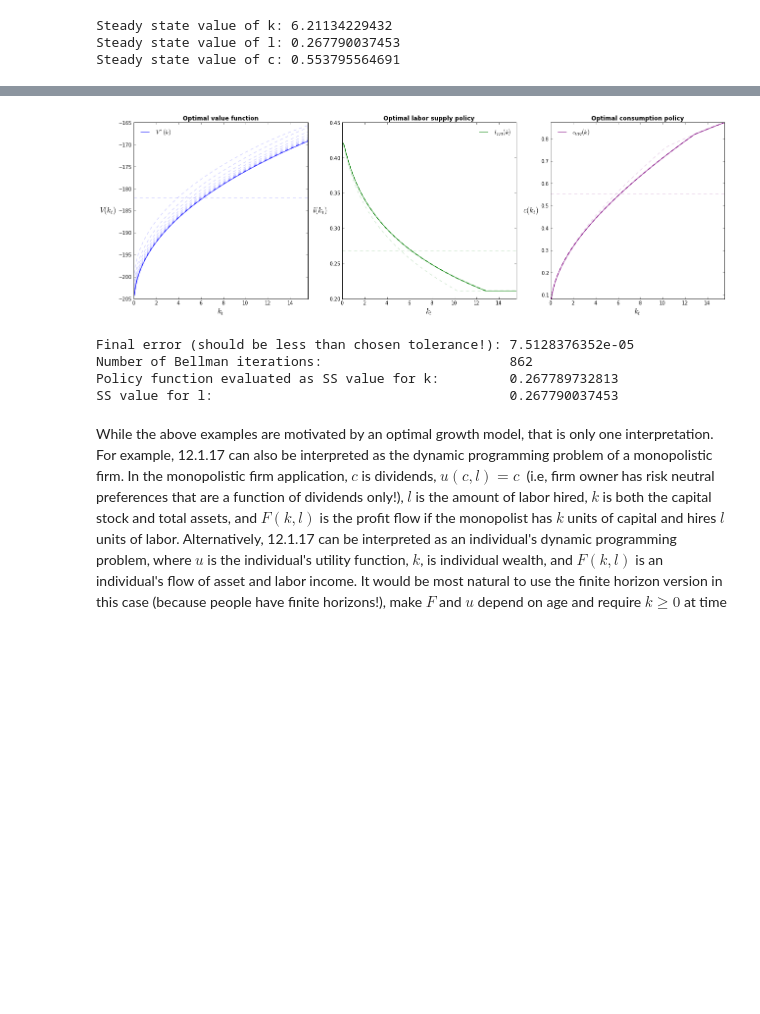
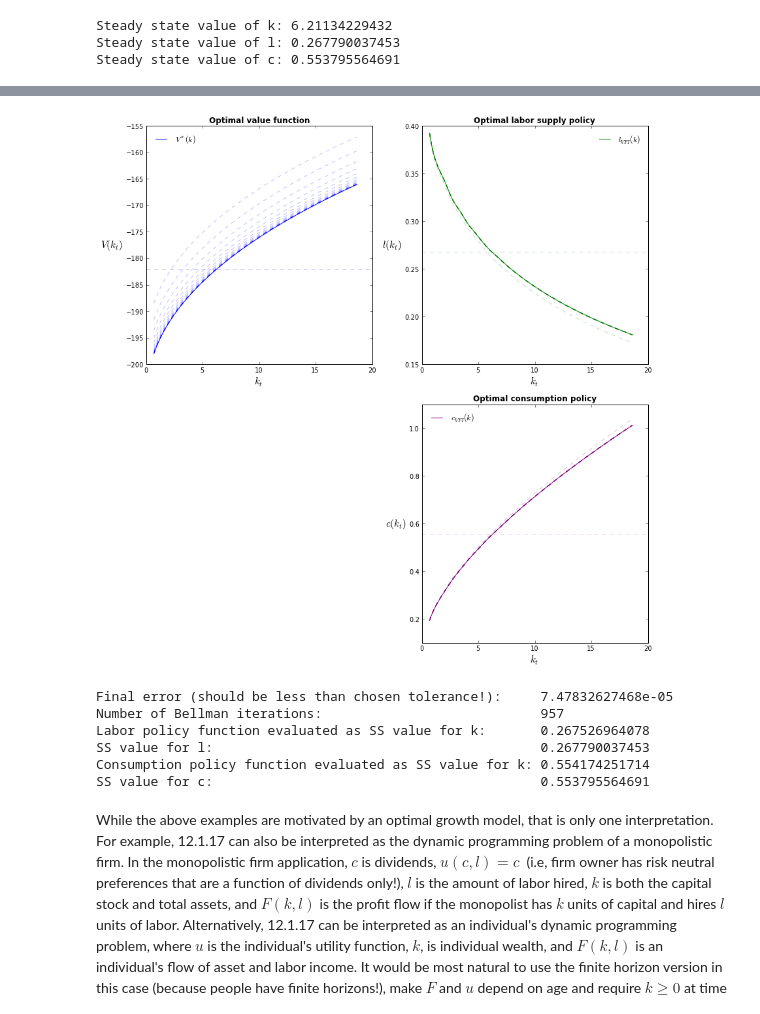
Before and after one commit to ChristopherShort/computational-econ-labs, a Jupyter notebook: Dynamic-Programming-Lab/Numerical Dynamic Programming.ipynb, the cells around one changed output, grey strips where cells are left out. Drawn from its saved outputs; the diff is of its cells as text; code cells hidden in the pictures; blank space fills up the shorter version.

```diff
--- a/Dynamic-Programming-Lab/Numerical Dynamic Programming.ipynb
+++ b/Dynamic-Programming-Lab/Numerical Dynamic Programming.ipynb
@@ -248,7 +892,7 @@ discount = beta * (1 + g)**(1 - theta) * (1 + n)
 # %%
 # grid of capital per effective worker (i.e., state variable!)
 N = 250
-kBar = 2 * k_star()
+kBar = (1 / ((1 + g) * (1 + n) - (1 - delta)))**(1 / (1 - alpha))
 grid = np.linspace(kBar / N, kBar, N)
 # %%
 # Value function iteration algorithm
@@ -257,11 +901,9 @@ def initial_valueFunction(state):
     substantial amount of computational time!
 
     """
-    #return u(0, state)
     return u(0, c_star()) / (1 - discount)
 
 current_valueFunction  = initial_valueFunction
-current_policyFunction = lambda c: c_star()
 error = 1
 num_iter = 0
 
@@ -292,7 +934,7 @@ ax2.set_ylabel('$c(k_t)$', fontsize=15, rotation='horizontal')
 ax2.set_title('Optimal consumption policy', weight='bold')
 
 while True:
-    next_valueFunction, next_policyFunction = deterministicBellman(current_valueFunction, method='cubic')
+    next_valueFunction, next_policyFunction = deterministicBellman(capital, current_valueFunction, method='cubic')
     error = np.max(np.abs(current_valueFunction(grid) - next_valueFunction(grid)))
     num_iter += 1
     if error < tol:
@@ -303,16 +945,16 @@ while True:
         break
     else:
         current_valueFunction, current_policyFunction = next_valueFunction, next_policyFunction
-        if num_iter % 50 == 0:
+        if num_iter % 5 == 0:
             print "After", num_iter, "iterations, the current error is", error
             ax1.plot(plot_grid, current_valueFunction(plot_grid), 'b--', alpha=0.25)
             ax2.plot(plot_grid, current_policyFunction(plot_grid), 'g--', alpha=0.25)
-
+            break
 # add legends
 ax1.legend(loc='best', frameon=False)
 ax2.legend(loc='best', frameon=False)
 
 fig.tight_layout()
-plt.savefig('Graphics/Ramsey-value-policy-iterates.png')
+#plt.savefig('Graphics/Deterministic-Ramsey/Optimal-value-and-policy-iterates-for-k-c.png')
 plt.show()
 # %% [output]
@@ -367,0 +1025,5 @@ plt.show()
+# %%
+# grid of capital per effective worker (i.e., state variable!)
+N = 250
+yBar = kBar**alpha
+grid = np.linspace(yBar / N, yBar, N)
@@ -472,14 +1241,14 @@ Steady state value of c: 0.553795564691
 # %%
 # grid of capital per effective worker (i.e., state variable!)
 N = 250
-kBar = 2.5 * k_star
-#grid = np.logspace(np.log(kBar / N), np.log(kBar), N, base=np.exp(1))
+kBar = (1 / ((1 + g) * (1 + n) - (1 - delta)))**(1 / (1 - alpha))
 grid = np.linspace(kBar / N, kBar, N)
 
 def gamma(k):
     """Bounds on the feasible choice of labor supply."""
-    lower = (1 - alpha) / (b + (1 - alpha))
-    upper = 0.5
+    #lower = (1 - alpha) / (b + (1 - alpha))
+    lower = 0.0
+    upper = 1.0
     return (lower, upper)
 # %%
 # Value function iteration algorithm
@@ -488,11 +1257,9 @@ def initial_valueFunction(state):
     substantial amount of computational time!
 
     """
-    #return u(0, state)
     return u(k_star, l_star) / (1 - discount)
 
 current_valueFunction  = initial_valueFunction
-current_policyFunction = lambda l: l_star
 error = 1
 num_iter = 0
 
@@ -500,40 +1267,36 @@ num_iter = 0
 tol = 0.01 * (1 - discount)
 
 # create a new figure instance (we are going to plot value and policy iterates as we go!)
-fig = plt.figure(figsize=(18,6))
+fig = plt.figure(figsize=(12, 12))
 
 # grid for plotting (different from state variable grid)
-plot_grid = np.linspace(0, kBar, 1000)
+plot_grid = np.linspace(0, 3 * k_star, 1000)
 
 # create two subplots, one for value function and one for policy function
-ax1 = fig.add_subplot(131)
+ax1 = fig.add_subplot(221)
 ax1.axhline(u(k_star, l_star) / (1 - discount), 0, kBar, color='b',
             linestyle='dashed', alpha=0.25)
-ax1.set_xlim(0, kBar)
 ax1.set_xlabel('$k_t$', fontsize=15)
 ax1.set_ylabel('$V(k_t)$', fontsize=15, rotation='horizontal')
 ax1.set_title('Optimal value function', weight='bold')
 
-ax2 = fig.add_subplot(132)
+ax2 = fig.add_subplot(222)
 ax2.axhline(l_star, 0, kBar, color='g', linestyle='dashed',
             alpha=0.25)
-ax2.set_xlim(0, kBar)
 ax2.set_xlabel('$k_t$', fontsize=15)
 ax2.set_ylabel('$l(k_t)$', fontsize=15, rotation='horizontal')
 ax2.set_title('Optimal labor supply policy', weight='bold')
 
 # optimal consumption policy
-ax3 = fig.add_subplot(133)
+ax3 = fig.add_subplot(224)
 ax3.axhline(consumption(k_star, l_star), 0, kBar, color='purple',
             linestyle='dashed', alpha=0.25)
-ax3.set_xlim(0, kBar)
 ax3.set_xlabel('$k_t$', fontsize=15)
-ax3.autoscale(axis='x', tight=True)
 ax3.set_ylabel('$c(k_t)$', fontsize=15, rotation='horizontal')
 ax3.set_title('Optimal consumption policy', weight='bold')
 
 while True:
-    next_valueFunction, next_policyFunction = deterministicBellman(current_valueFunction, method='cubic')
+    next_valueFunction, next_policyFunction = deterministicBellman(capital, current_valueFunction, method='cubic')
     error = np.max(np.abs(current_valueFunction(grid) - next_valueFunction(grid)))
     num_iter += 1
     if error < tol:
@@ -558,6 +1321,6 @@ ax2.legend(loc='best', frameon=False)
 ax3.legend(loc='best', frameon=False)
 
 fig.tight_layout()
-plt.savefig('Graphics/RBC-value-policy-iterates.png')
+plt.savefig('Graphics/Deterministic-RBC/Optimal-value-policy-iterates-for-k-l.png')
 plt.show()
 # %% [output]
@@ -582,16 +1347,21 @@ After 862 iterations, the final error is 7.5128376352e-05
-[figure, old version]
+[figure, new version]
 # %%
 # Define Policy function.
 optimal_laborPolicyFunction = final_policyFunction
+optimal_consumptionPolicyFunction = lambda k: consumption(k, optimal_laborPolicyFunction(k))
 
-print "Final error (should be less than chosen tolerance!):", error
-print "Number of Bellman iterations:                       ", num_iter
-print "Policy function evaluated as SS value for k:        ", optimal_laborPolicyFunction(k_star)
-print "SS value for l:                                     ", l_star
+print "Final error (should be less than chosen tolerance!):    ", error
+print "Number of Bellman iterations:                           ", num_iter
+print "Labor policy function evaluated as SS value for k:      ", optimal_laborPolicyFunction(k_star)
+print "SS value for l:                                         ", l_star
+print "Consumption policy function evaluated as SS value for k:", optimal_consumptionPolicyFunction(k_star)
+print "SS value for c:                                         ", c_star
 # %% [output]
-Final error (should be less than chosen tolerance!): 7.5128376352e-05
-Number of Bellman iterations:                        862
-Policy function evaluated as SS value for k:         0.267789732813
-SS value for l:                                      0.267790037453
+Final error (should be less than chosen tolerance!):     7.47832627468e-05
+Number of Bellman iterations:                            957
+Labor policy function evaluated as SS value for k:       0.267526964078
+SS value for l:                                          0.267790037453
+Consumption policy function evaluated as SS value for k: 0.554174251714
+SS value for c:                                          0.553795564691
 # %% [markdown]
 While the above examples are motivated by an optimal growth model, that is only one interpretation. For example, 12.1.17 can also be interpreted as the dynamic programming problem of a monopolistic firm. In the monopolistic firm application, $c$ is dividends, $u(c,l)=c\ $ (i.e, firm owner has risk neutral preferences that are a function of dividends only!), $l$ is the amount of labor hired, $k$ is both the capital stock and total assets, and $F(k,l)$ is the profit flow if the monopolist has $k$ units of capital and hires $l$ units of labor.  Alternatively, 12.1.17 can be interpreted as an individual's dynamic programming problem, where $u$ is the individual's utility function, $k$, is individual wealth, and $F(k,l)$ is an individual's flow of asset and labor income.  It would be most natural to use the finite horizon version in this case (because people have finite horizons!), make $F$ and $u$ depend on age and require $k\ge0$ at time of death. The point being emphasized is that the forumlation of 12.1.17 is quite general.  There is a single endogenous state variable, $k$, and controls, $c$ and $l$, that enter into the payoff function and the law of motion.  We could make the interpretation even more general if we allowed the payoff function to be state dependent.
```
Also changed, not shown: parts of 102 cells of this notebook, 25 other files.
